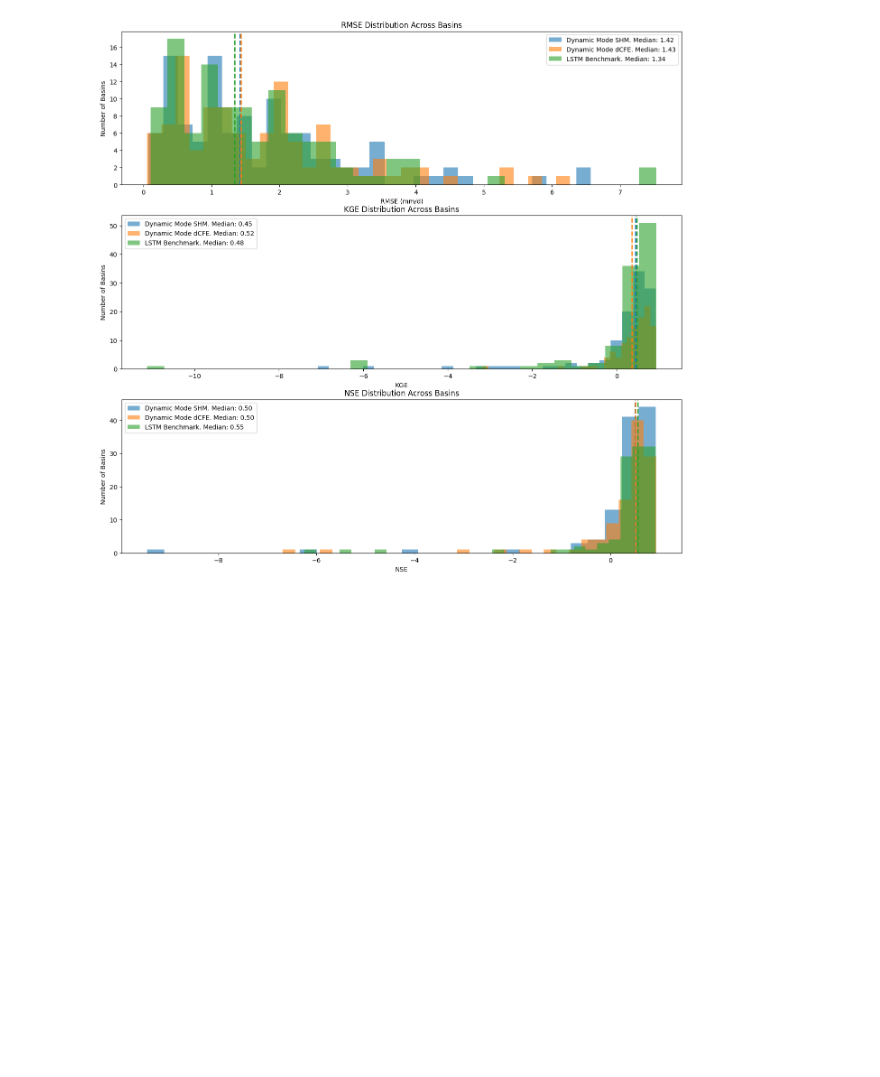
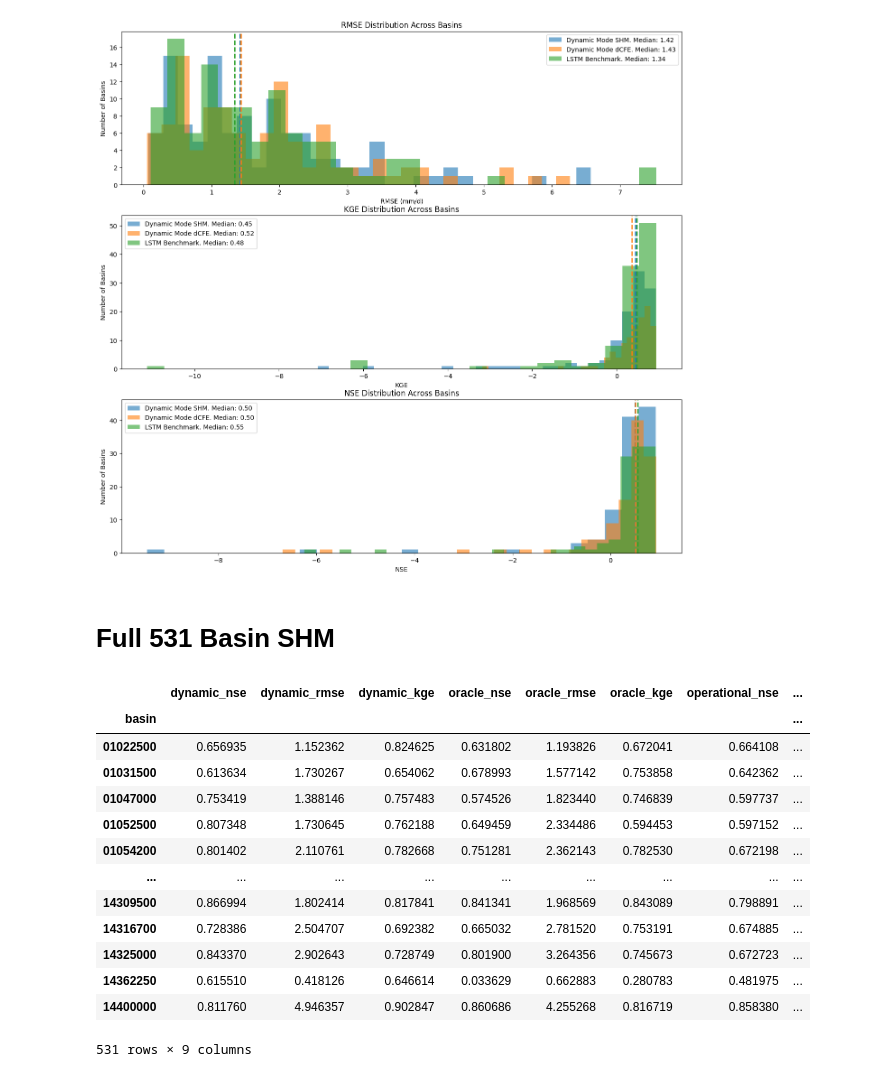
Before and after one commit to mines-ciroh/neuralhydrology-dcfe, a Jupyter notebook: examples/07-DCFE/Manuscript_Material.ipynb, the cells around one changed output. Drawn from its saved outputs; the diff is of its cells as text; code cells hidden in the pictures; blank space fills up the shorter version.

```diff
--- a/examples/07-DCFE/Manuscript_Material.ipynb
+++ b/examples/07-DCFE/Manuscript_Material.ipynb
@@ -1009,3 +1009,5 @@ ax[2].legend()
 # %% [output]
 <matplotlib.legend.Legend at 0x...>
 [figure]
+# %% [markdown]
+# Full 531 Basin SHM
@@ -1011,0 +1042,76 @@ ax[2].legend()
+# %%
+basin_keys = list(shm_full_dynamic_results.keys())
+
+# Create dictionary to store results
+shm_full_metric_results = {'basin': [], 'dynamic_nse': [], 'dynamic_rmse': [], 'dynamic_kge': [],
+                           'oracle_nse': [], 'oracle_rmse': [], 'oracle_kge': [],
+                     'operational_nse': [], 'operational_rmse': [], 'operational_kge': []}
+
+# Dynamic Mode
+for basin in basin_keys:
+    dynamic_agg_sim = np.hstack([shm_full_dynamic_results[basin]['1D']['xr']['QObs(mm/d)_sim'][0],
+             shm_full_dynamic_results[basin]['1D']['xr']['QObs(mm/d)_sim'][365],
+             shm_full_dynamic_results[basin]['1D']['xr']['QObs(mm/d)_sim'][365*2],
+             shm_full_dynamic_results[basin]['1D']['xr']['QObs(mm/d)_sim'][365*3]])
+    dynamic_agg_obs = np.hstack([shm_full_dynamic_results[basin]['1D']['xr']['QObs(mm/d)_obs'][0],
+                shm_full_dynamic_results[basin]['1D']['xr']['QObs(mm/d)_obs'][365],
+                shm_full_dynamic_results[basin]['1D']['xr']['QObs(mm/d)_obs'][365*2],
+                shm_full_dynamic_results[basin]['1D']['xr']['QObs(mm/d)_obs'][365*3]])
+    dynamic_nse = nse(xr.DataArray(dynamic_agg_obs), xr.DataArray(dynamic_agg_sim))
+    dynamic_rmse = rmse(xr.DataArray(dynamic_agg_obs), xr.DataArray(dynamic_agg_sim))
+    dynamic_kge = kge(xr.DataArray(dynamic_agg_obs), xr.DataArray(dynamic_agg_sim))
+
+    oracle_agg_sim = np.hstack([shm_full_oracle_results[basin]['1D']['xr']['QObs(mm/d)_sim'][0],
+                shm_full_oracle_results[basin]['1D']['xr']['QObs(mm/d)_sim'][365],
+                shm_full_oracle_results[basin]['1D']['xr']['QObs(mm/d)_sim'][365*2],
+                shm_full_oracle_results[basin]['1D']['xr']['QObs(mm/d)_sim'][365*3]])
+    oracle_agg_obs = np.hstack([shm_full_oracle_results[basin]['1D']['xr']['QObs(mm/d)_obs'][0],
+                shm_full_oracle_results[basin]['1D']['xr']['QObs(mm/d)_obs'][365],
+                shm_full_oracle_results[basin]['1D']['xr']['QObs(mm/d)_obs'][365*2],
+                shm_full_oracle_results[basin]['1D']['xr']['QObs(mm/d)_obs'][365*3]])
+    oracle_nse = nse(xr.DataArray(oracle_agg_obs), xr.DataArray(oracle_agg_sim))
+    oracle_rmse = rmse(xr.DataArray(oracle_agg_obs), xr.DataArray(oracle_agg_sim))
+    oracle_kge = kge(xr.DataArray(oracle_agg_obs), xr.DataArray(oracle_agg_sim))
+
+    operational_agg_sim = np.hstack([shm_full_operational_results[basin]['1D']['xr']['QObs(mm/d)_sim'][0],
+                shm_full_operational_results[basin]['1D']['xr']['QObs(mm/d)_sim'][365],
+                shm_full_operational_results[basin]['1D']['xr']['QObs(mm/d)_sim'][365*2],
+                shm_full_operational_results[basin]['1D']['xr']['QObs(mm/d)_sim'][365*3]])
+    operational_agg_obs = np.hstack([shm_full_operational_results[basin]['1D']['xr']['QObs(mm/d)_obs'][0],
+                shm_full_operational_results[basin]['1D']['xr']['QObs(mm/d)_obs'][365],
+                shm_full_operational_results[basin]['1D']['xr']['QObs(mm/d)_obs'][365*2],
+                shm_full_operational_results[basin]['1D']['xr']['QObs(mm/d)_obs'][365*3]])
+    operational_nse = nse(xr.DataArray(operational_agg_obs), xr.DataArray(operational_agg_sim))
+    operational_rmse = rmse(xr.DataArray(operational_agg_obs), xr.DataArray(operational_agg_sim))
+    operational_kge = kge(xr.DataArray(operational_agg_obs), xr.DataArray(operational_agg_sim))
+
+    # Append to results dictionary
+    shm_full_metric_results['basin'].append(basin)
+    shm_full_metric_results['dynamic_nse'].append(float(dynamic_nse))
+    shm_full_metric_results['dynamic_rmse'].append(float(dynamic_rmse))
+    shm_full_metric_results['dynamic_kge'].append(float(dynamic_kge))
+    shm_full_metric_results['oracle_nse'].append(float(oracle_nse))
+    shm_full_metric_results['oracle_rmse'].append(float(oracle_rmse))
+    shm_full_metric_results['oracle_kge'].append(float(oracle_kge))
+    shm_full_metric_results['operational_nse'].append(float(operational_nse))
+    shm_full_metric_results['operational_rmse'].append(float(operational_rmse))
+    shm_full_metric_results['operational_kge'].append(float(operational_kge))
+
+# Convert to DataFrame with basin as index
+shm_full_metrics = pd.DataFrame(shm_full_metric_results).set_index('basin')
+shm_full_metrics
+# %% [output]
+|  | dynamic_nse | dynamic_rmse | dynamic_kge | oracle_nse | oracle_rmse | oracle_kge | operational_nse | ... |
+| basin |  |  |  |  |  |  |  | ... |
+| 01022500 | 0.656935 | 1.152362 | 0.824625 | 0.631802 | 1.193826 | 0.672041 | 0.664108 | ... |
+| 01031500 | 0.613634 | 1.730267 | 0.654062 | 0.678993 | 1.577142 | 0.753858 | 0.642362 | ... |
+| 01047000 | 0.753419 | 1.388146 | 0.757483 | 0.574526 | 1.823440 | 0.746839 | 0.597737 | ... |
+| 01052500 | 0.807348 | 1.730645 | 0.762188 | 0.649459 | 2.334486 | 0.594453 | 0.597152 | ... |
+| 01054200 | 0.801402 | 2.110761 | 0.782668 | 0.751281 | 2.362143 | 0.782530 | 0.672198 | ... |
+| ... | ... | ... | ... | ... | ... | ... | ... | ... |
+| 14309500 | 0.866994 | 1.802414 | 0.817841 | 0.841341 | 1.968569 | 0.843089 | 0.798891 | ... |
+| 14316700 | 0.728386 | 2.504707 | 0.692382 | 0.665032 | 2.781520 | 0.753191 | 0.674885 | ... |
+| 14325000 | 0.843370 | 2.902643 | 0.728749 | 0.801900 | 3.264356 | 0.745673 | 0.672723 | ... |
+| 14362250 | 0.615510 | 0.418126 | 0.646614 | 0.033629 | 0.662883 | 0.280783 | 0.481975 | ... |
+| 14400000 | 0.811760 | 4.946357 | 0.902847 | 0.860686 | 4.255268 | 0.816719 | 0.858380 | ... |
+531 rows × 9 columns
```
Also changed, not shown: parts of 5 cells of this notebook, 3 other files.
